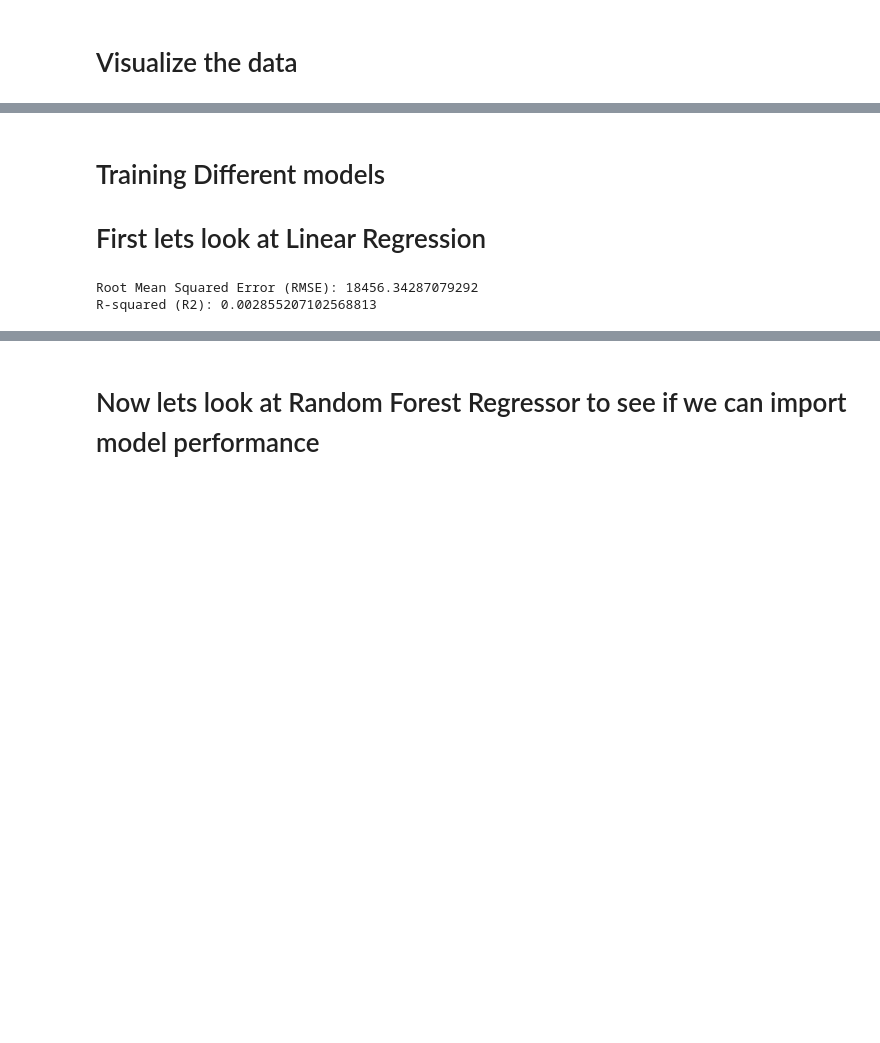
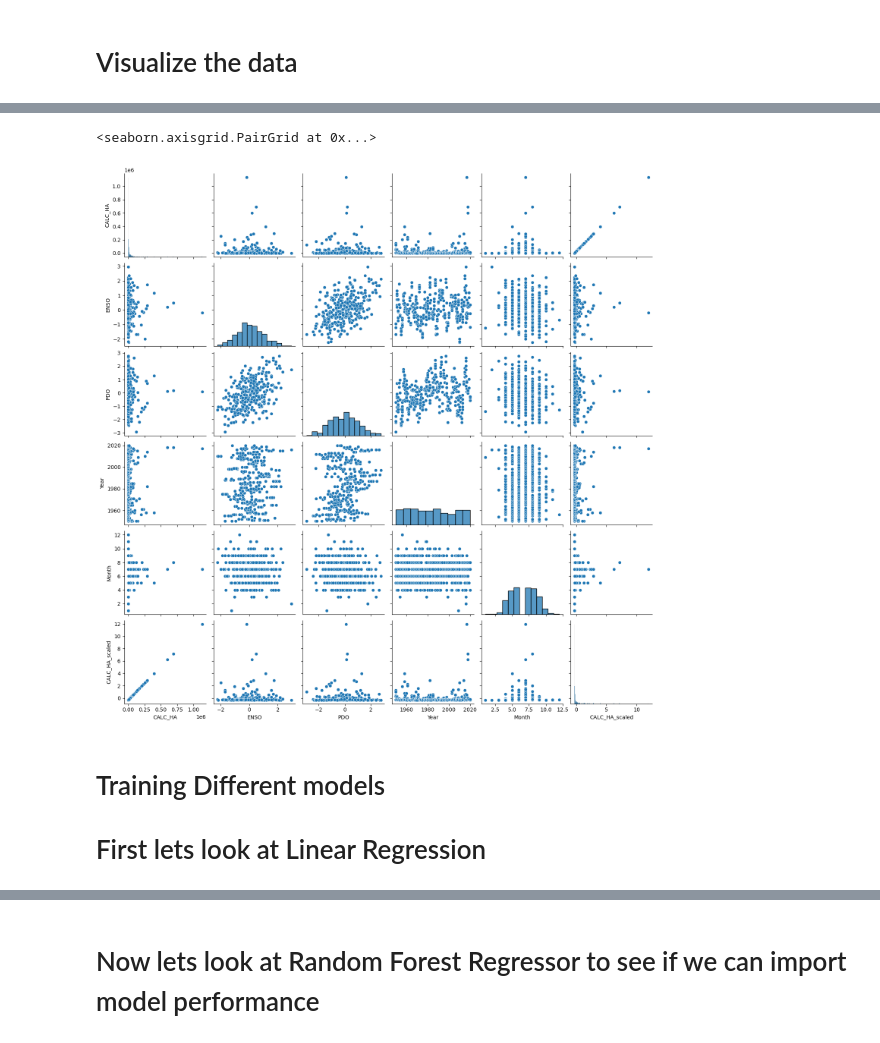
Before and after one commit to garrickhague/ATMS523, a Jupyter notebook: Hague_Final_Project.ipynb, the cells around one changed output, grey strips where cells are left out. Drawn from its saved outputs; the diff is of its cells as text; code cells hidden in the pictures; blank space fills up the shorter version.

```diff
--- a/Hague_Final_Project.ipynb
+++ b/Hague_Final_Project.ipynb
@@ -176,3 +147,6 @@ filter_df = filter_df.rename(columns={'REP_DATE' : 'Date'})
 
 # Dropping Nan values for Date column
 filter_df = filter_df.dropna(subset=['Date'])
+
+# make a copy to use later in analysis
+all_agency = filter_df.copy()
@@ -291,0 +221,30 @@ full_merged_df.describe()
+# %%
+filtered_data_BC = all_agency[all_agency['SRC_AGENCY'] == 'BC']
+
+# Groupby date and adding different events together for each agency
+bc_data = filtered_data_BC.groupby('Date')['CALC_HA'].sum()
+
+# Merging fire data and climate indices
+bc_merged_data = pd.merge(bc_data, merged_df, on='Date', how='left')
+
+# Sorting values
+bc_merged_data = bc_merged_data.sort_values(by='Date')
+
+# Add Year and Month columns for regressor
+bc_merged_data['Year'] = bc_merged_data['Date'].dt.year
+bc_merged_data['Month'] = bc_merged_data['Date'].dt.month
+# %%
+# Initialize StandardScaler
+scaler = StandardScaler()
+
+# Reshape the 'CALC_HA' column to a 2D array (required by StandardScaler)
+calc_ha_column = bc_merged_data['CALC_HA'].values.reshape(-1, 1)
+
+# Fit the scaler to the 'CALC_HA' column
+scaler.fit(calc_ha_column)
+
+# Transform the 'CALC_HA' column using the scaler
+scaled_calc_ha = scaler.transform(calc_ha_column)
+
+# Replace the 'CALC_HA' column in the DataFrame with the scaled values
+bc_merged_data['CALC_HA_scaled'] = scaled_calc_ha
@@ -341,29 +297,9 @@ full_merged_df
+# %%
+sns.pairplot(bc_merged_data)
+# %% [output]
+<seaborn.axisgrid.PairGrid at 0x...>
+[figure, added]
 # %% [markdown]
 # Training Different models
 
 # First lets look at Linear Regression
-# %%
-X = full_merged_df[['CAUSE_encoded', 'SRC_AGENCY_encoded', 'ENSO', 'PDO', 'NAO', 'AO', 'Year', 'Month']]
-y = full_merged_df['CALC_HA']
-
-# Split the data into training and testing sets
-X_train, X_test, y_train, y_test = train_test_split(X, y, test_size=0.2, random_state=42)
-
-# Initialize the linear regression model
-model = LinearRegression()
-
-# Train the model on the training data
-model.fit(X_train, y_train)
-# Make predictions on the test set
-y_pred = model.predict(X_test)
-
-# Compute evaluation metrics
-mse = mean_squared_error(y_test, y_pred)
-rmse = np.sqrt(mse)
-r2 = r2_score(y_test, y_pred)
-
-print("Root Mean Squared Error (RMSE):", rmse)
-print("R-squared (R2):", r2)
-# %% [output]
-Root Mean Squared Error (RMSE): 18456.34287079292
-R-squared (R2): 0.002855207102568813
```
Also changed, not shown: parts of 43 cells of this notebook, 1 other file.
